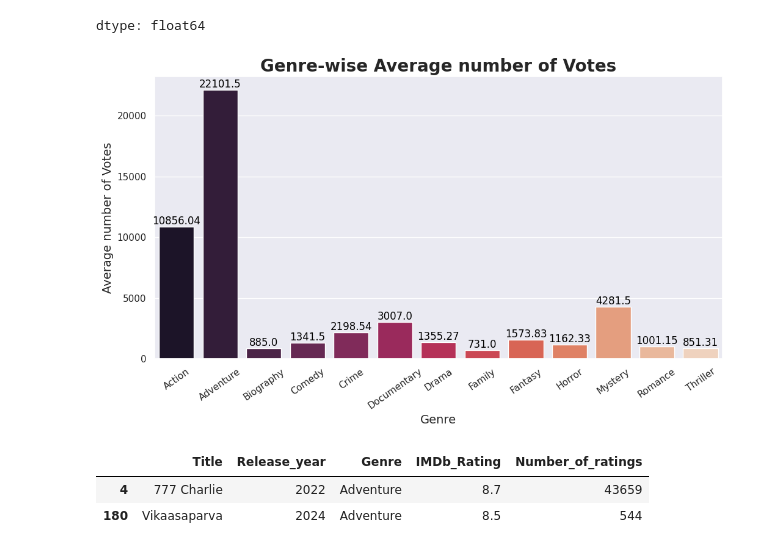
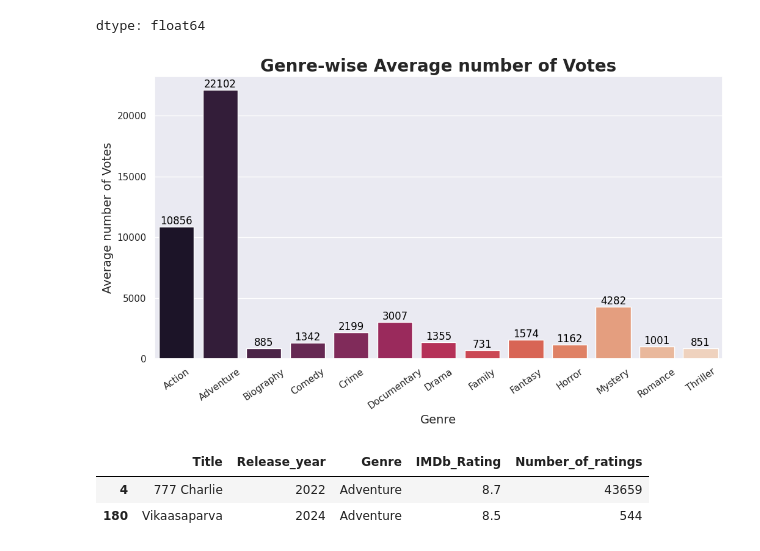
Before and after one commit to Rajath-R-Prasad/IMDb_Analysis, a Jupyter notebook: IMDb_analysis.ipynb, the cells around one changed output. Saved outputs shown, nothing was run; the diff lists cells and outputs as text; code cells hidden in the pictures.

Commit message:
update a graph

```diff
--- a/IMDb_analysis.ipynb
+++ b/IMDb_analysis.ipynb
@@ -348,20 +350,20 @@ dtype: float64
 # %%
 plt.figure(figsize=(12,6))
 
 plt.title('Genre-wise Average number of Votes',fontdict={'fontsize':20,'fontweight':'bold'})
 
 plt.xlabel('Genre',fontdict={'fontsize':14})
 plt.ylabel('Average number of Votes',fontdict={'fontsize':14})
 plt.xticks(rotation=35)
 
 sns.barplot(x=avg_genre_votes.index, y=avg_genre_votes.values,hue=avg_genre_votes.index,palette='rocket')
 
 for genre in avg_genre_votes.index:
-    plt.text(genre, avg_genre_votes[genre]+2, round(avg_genre_votes[genre], 2), ha='center', va='bottom', color='black', fontsize=12)
+    plt.text(genre, avg_genre_votes[genre]+2, round(avg_genre_votes[genre]), ha='center', va='bottom', color='black', fontsize=12)
 
 plt.show()
 # %% [output]
-[figure, old version]
+[figure, new version]
 # %%
 # Adventure movies
 df[df['Genre']=='Adventure']
```
Also changed, not shown: parts of 1 cell of this notebook.
